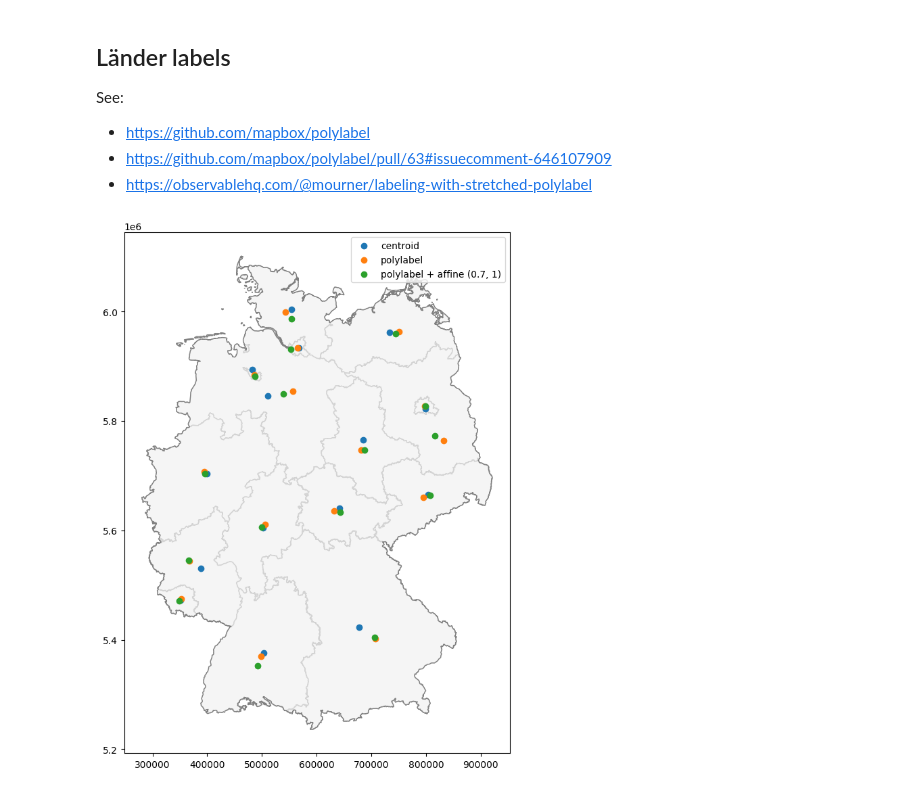
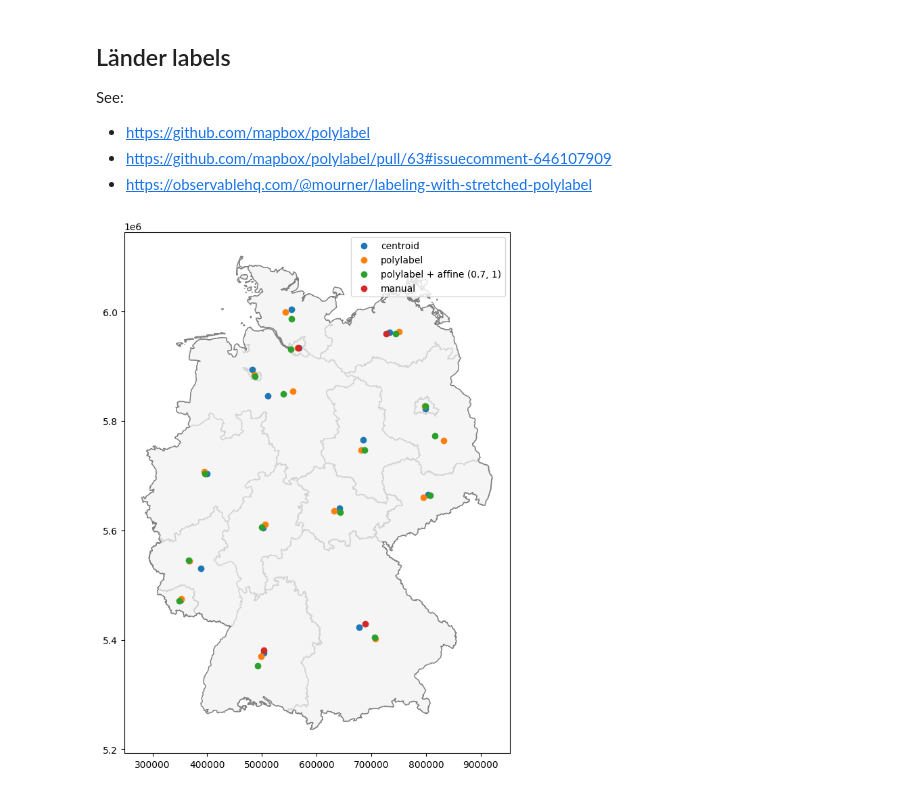
Before and after one commit to SWRdata/boundaries, a Jupyter notebook: tasks/make_boundaries/exploration/labels.ipynb, the cells around one changed output. Drawn from its saved outputs; the diff is of its cells as text; code cells hidden in the pictures.

```diff
--- a/tasks/make_boundaries/exploration/labels.ipynb
+++ b/tasks/make_boundaries/exploration/labels.ipynb
@@ -12,6 +12,8 @@ from matplotlib import pyplot as plt
 data = {}
 for k in ["STA", "LAN"]:
     data[k] = gp.read_file(f"zip://../tmp/raw/2025-01-01_vg250_01-01.utm32s.shape.ebenen.zip!vg250_01-01.utm32s.shape.ebenen/vg250_ebenen_0101/VG250_{k}.shp")
+
+data["subs"] =  gp.read_file("../label_substitutions.geojson")
 # %% [markdown]
 ## Länder labels
 
@@ -23,26 +25,28 @@ See:
 # %%
 fig,ax = plt.subplots(figsize=(8, 10))
 data["LAN"].loc[data["LAN"]["GF"] == 4].plot(ax=ax, color="whitesmoke", edgecolor="lightgray")
 data["STA"].loc[data["STA"]["GF"] == 4].plot(ax=ax, color="None", edgecolor="gray")
 
 r = data["LAN"].loc[data["LAN"]["GF"] == 4]
 
 centroids = r.copy()
 centroids["geometry"] = centroids.geometry.apply(lambda x: x.centroid)
 centroids.plot(ax=ax, label="centroid")
 
 pl = r.copy()
 pl["geometry"] = pl.geometry.apply(lambda x: shp.ops.polylabel(x, 10))
 pl.plot(ax=ax, label="polylabel")
 
 pl_aff = r.copy()
 xfact = .7
 pl_aff["geometry"] = pl_aff.geometry.apply(lambda x: shp.ops.polylabel(shp.affinity.scale(x, xfact, yfact=1), 1))
 pl_aff["geometry"] = pl_aff.geometry.apply(lambda x: shp.affinity.scale(x, 1 / xfact, yfact=1))
 pl_aff.plot(ax=ax, label=f"polylabel + affine ({xfact}, 1)")
 
+# subs = data["subs"].set_index("ars").to_dict(orient="index")
+data["subs"].to_crs(data["LAN"].crs).plot(ax=ax, label="manual")
 
 plt.legend()
 plt.show()
 # %% [output]
-[figure, old version]
+[figure, new version]
```
Also changed, not shown: 3 other files.
